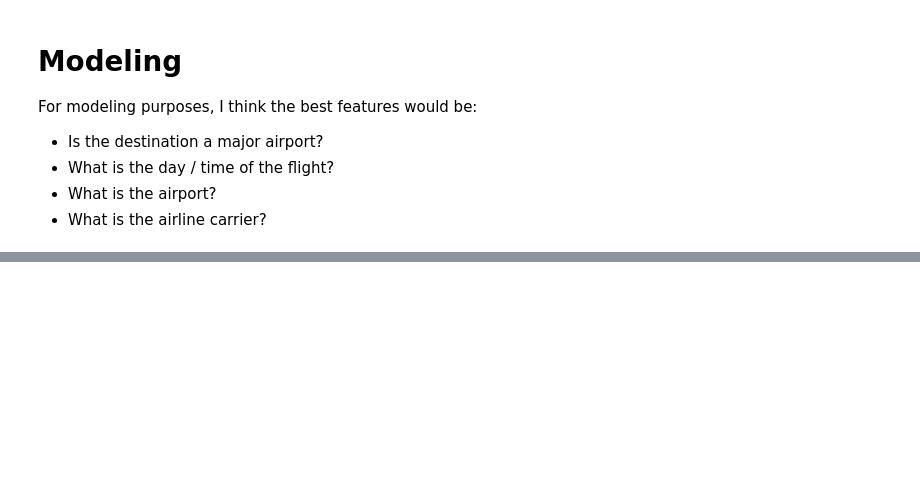
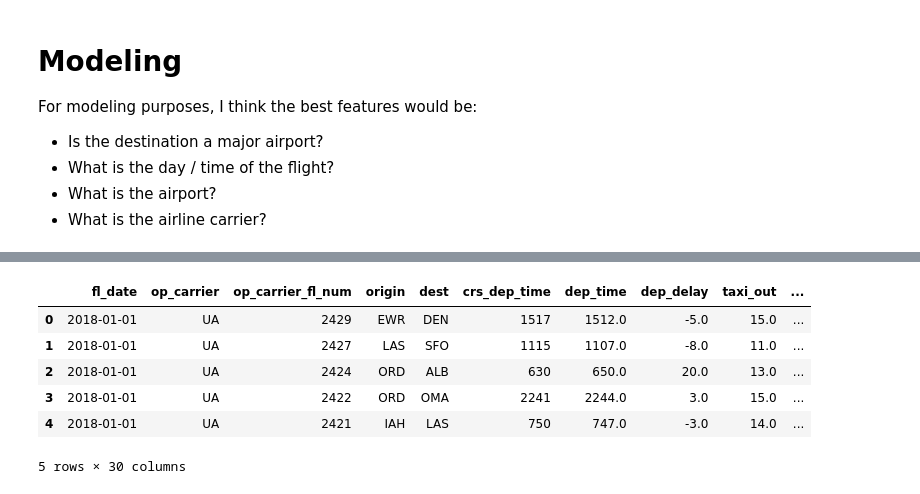
Before and after one commit to guedanie/flight_delay_predictor, a Jupyter notebook: flight_delay_predictor.ipynb, the cells around one changed output, grey strips where cells are left out. Drawn from its saved outputs; the diff is of its cells as text; code cells hidden in the pictures; blank space fills up the shorter version.

```diff
--- a/flight_delay_predictor.ipynb
+++ b/flight_delay_predictor.ipynb
@@ -570,0 +589,20 @@ For modeling purposes, I think the best features would be:
+# %%
+df.fl_date = pd.to_datetime(df.fl_date)
+# %%
+df["day_name"] = df.fl_date.dt.day_name()
+# %%
+# We will look to see if the airport is on of the top five airports that experience delays
+top_airports = df.groupby("origin").arr_delay.mean().nlargest(5).index
+
+for i in top_airports:
+    df.loc[df['origin'] == i, 'is_top_delay'] = True
+
+df.is_top_delay = df.is_top_delay.fillna(False)
+# %%
+# We will look to see if the airport is on of the top five airports that experience delays
+top_carriers= df.groupby("op_carrier").arr_delay.mean().nlargest(5).index
+
+for i in top_carriers:
+    df.loc[df['op_carrier'] == i, 'is_delay_carrier'] = True
+
+df.is_delay_carrier = df.is_delay_carrier.fillna(False)
@@ -570,0 +629,10 @@ For modeling purposes, I think the best features would be:
+# %%
+df.head()
+# %% [output]
+|  | fl_date | op_carrier | op_carrier_fl_num | origin | dest | crs_dep_time | dep_time | dep_delay | taxi_out | ... |
+| 0 | 2018-01-01 | UA | 2429 | EWR | DEN | 1517 | 1512.0 | -5.0 | 15.0 | ... |
+| 1 | 2018-01-01 | UA | 2427 | LAS | SFO | 1115 | 1107.0 | -8.0 | 11.0 | ... |
+| 2 | 2018-01-01 | UA | 2424 | ORD | ALB | 630 | 650.0 | 20.0 | 13.0 | ... |
+| 3 | 2018-01-01 | UA | 2422 | ORD | OMA | 2241 | 2244.0 | 3.0 | 15.0 | ... |
+| 4 | 2018-01-01 | UA | 2421 | IAH | LAS | 750 | 747.0 | -3.0 | 14.0 | ... |
+5 rows × 30 columns
```
Also changed, not shown: parts of 8 cells of this notebook.
